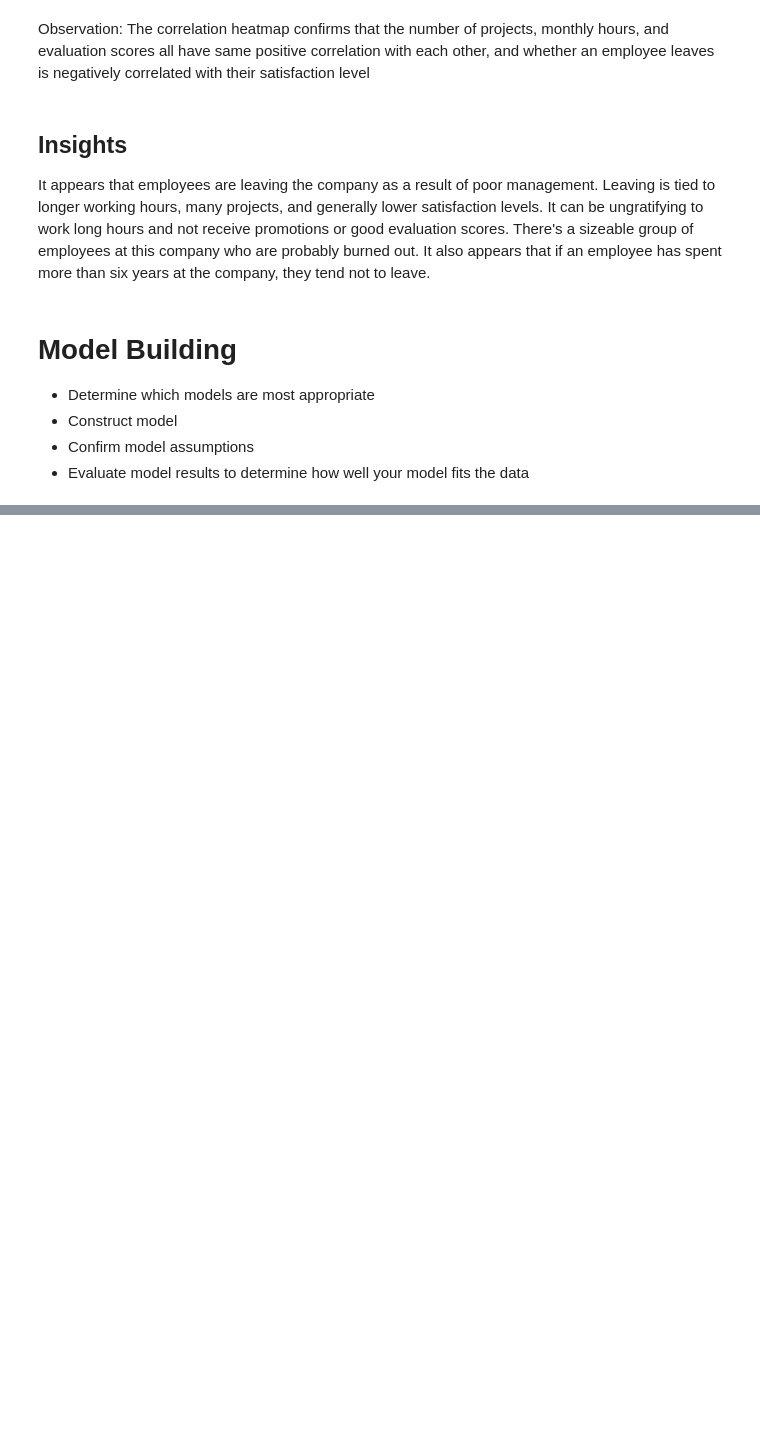
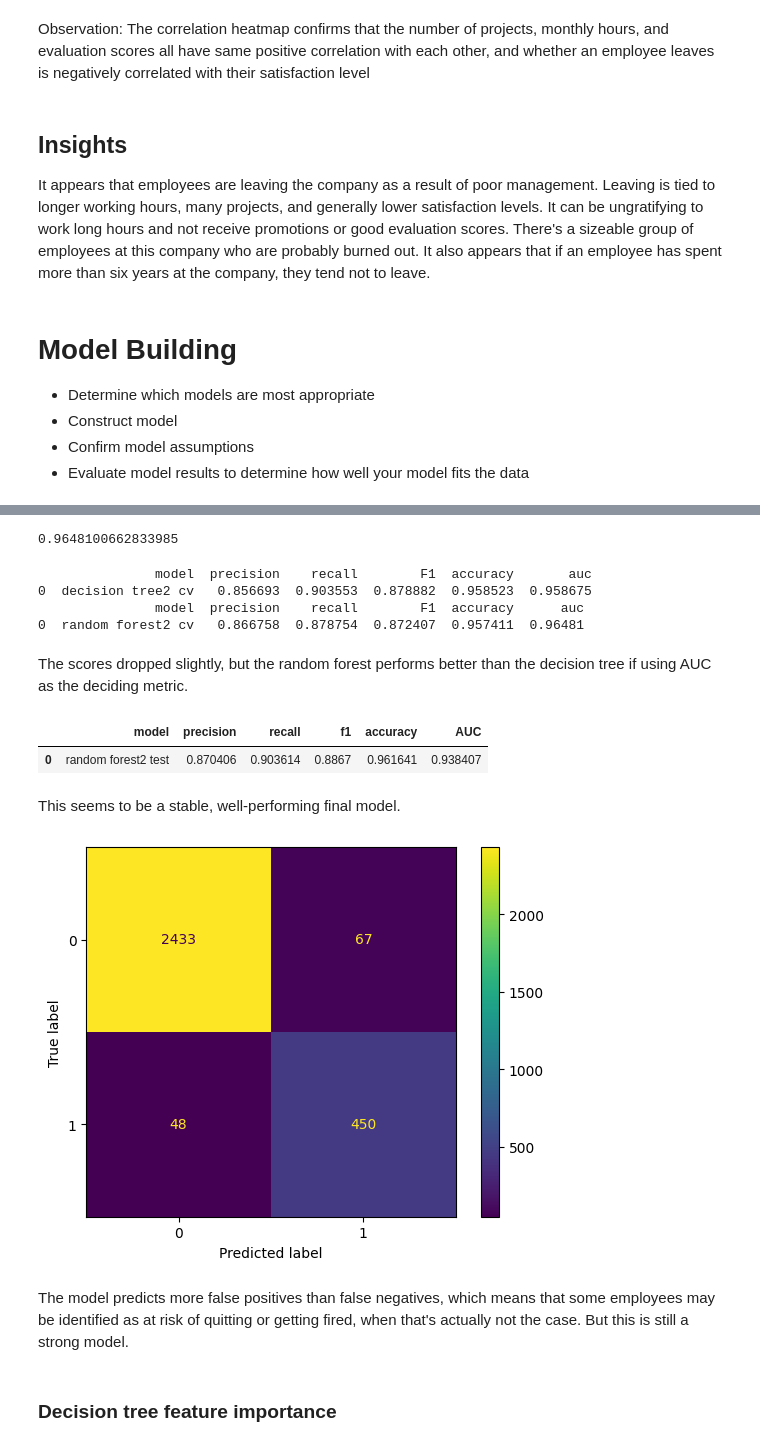
Before and after one commit to prashantpathak-dev/employee-retention-prediction, a Jupyter notebook: salifort-motors-predict-employee-retention.ipynb, the cells around one changed output, grey strips where cells are left out. Drawn from its saved outputs; the diff is of its cells as text; code cells hidden in the pictures; blank space fills up the shorter version.

```diff
--- a/salifort-motors-predict-employee-retention.ipynb
+++ b/salifort-motors-predict-employee-retention.ipynb
@@ -407,0 +805,4 @@ It appears that employees are leaving the company as a result of poor management
+# %%
+# Defining `overworked` as working > 175 hrs/week
+df2['overworked'] = (df2['overworked'] > 175).astype(int)
+df2['overworked'].head()
@@ -407,0 +816,4 @@ It appears that employees are leaving the company as a result of poor management
+# %%
+# Droping the `average_monthly_hours` column
+df2 = df2.drop('average_monthly_hours', axis=1)
+df2.head()
@@ -407,0 +827,9 @@ It appears that employees are leaving the company as a result of poor management
+# %%
+# Isolating variable which we want to predict
+y = df2['left']
+
+# Selecting the features we want to use in your model
+X = df2.drop('left', axis=1)
+
+# Split the data into training set and testing set
+X_train, X_test, y_train, y_test = train_test_split(X, y, test_size=0.25, stratify=y, random_state=0)
@@ -407,0 +926,3 @@ It appears that employees are leaving the company as a result of poor management
+# %%
+# Read in pickle
+rf2 = read_pickle(path, 'hr_rf2')
@@ -407,0 +939,41 @@ It appears that employees are leaving the company as a result of poor management
+# %%
+# Best AUC score on CV
+rf2.best_score_
+# %% [output]
+0.9648100662833985
+# %%
+# All CV scores
+rf2_cv_results = make_results('random forest2 cv', rf2, 'auc')
+print(tree2_cv_results)
+print(rf2_cv_results)
+# %% [output]
+               model  precision    recall        F1  accuracy       auc
+0  decision tree2 cv   0.856693  0.903553  0.878882  0.958523  0.958675
+               model  precision    recall        F1  accuracy      auc
+0  random forest2 cv   0.866758  0.878754  0.872407  0.957411  0.96481
+# %% [markdown]
+The scores dropped slightly, but the random forest performs better than the decision tree if using AUC as the deciding metric.
+# %%
+# Predictions on test data
+rf2_test_scores = get_scores('random forest2 test', rf2, X_test, y_test)
+rf2_test_scores
+# %% [output]
+|  | model | precision | recall | f1 | accuracy | AUC |
+| 0 | random forest2 test | 0.870406 | 0.903614 | 0.8867 | 0.961641 | 0.938407 |
+# %% [markdown]
+This seems to be a stable, well-performing final model.
+# %%
+# Generating array of values for confusion matrix
+preds = rf2.best_estimator_.predict(X_test)
+cm = confusion_matrix(y_test, preds, labels=rf2.classes_)
+
+# Plot confusion matrix
+disp = ConfusionMatrixDisplay(confusion_matrix=cm, display_labels=rf2.classes_)
+disp.plot(values_format='')
+plt.show()
+# %% [output]
+[figure, added]
+# %% [markdown]
+The model predicts more false positives than false negatives, which means that some employees may be identified as at risk of quitting or getting fired, when that's actually not the case. But this is still a strong model.
+# %% [markdown]
+### Decision tree feature importance
```
Also changed, not shown: parts of 72 cells of this notebook.
